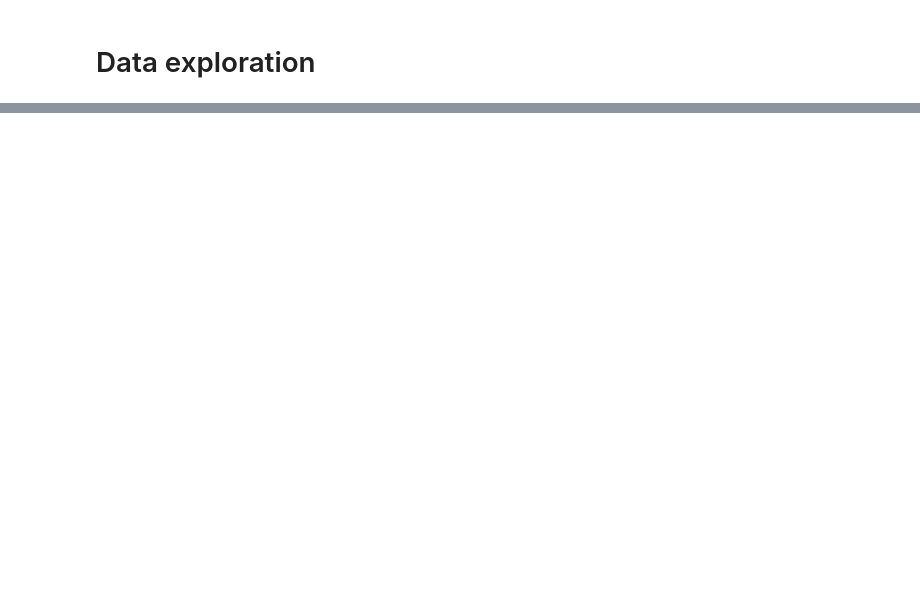
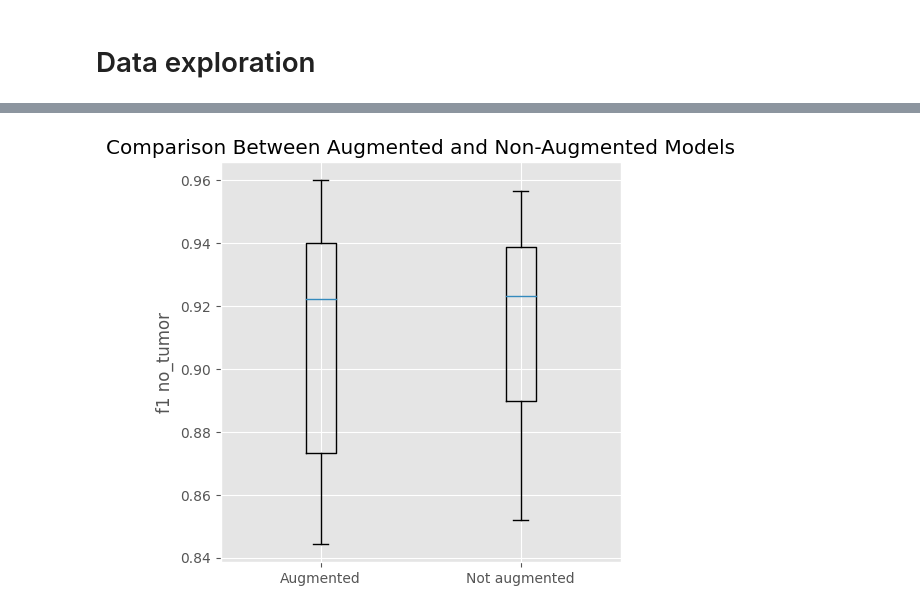
Before and after one commit to tobyloby12/AMLS-assignment, a Jupyter notebook: Task A/main.ipynb, the cells around one changed output, grey strips where cells are left out. Saved outputs shown, nothing was run; the diff lists cells and outputs as text; code cells hidden in the pictures; blank space fills up the shorter version.

```diff
--- a/Task A/main.ipynb
+++ b/Task A/main.ipynb
@@ -545,0 +575,39 @@ df_results_top_5
+# %%
+augmented = df_results['Augmented']
+
+augmented_results = df_results[augmented]['Test accuracy'].describe()
+non_augmented_results = df_results[~augmented]['Test accuracy'].describe()
+# %%
+data1 = df_results[augmented]['Val accuracy']
+data2 = df_results[~augmented]['Val accuracy']
+
+# data3 = df_results[augmented]['Test accuracy']
+# data4 = df_results[~augmented]['Test accuracy']
+
+fig = plt.figure(figsize =(4, 4))
+
+
+# Creating axes instance
+ax = fig.add_axes([0, 0, 1, 1])
+
+# Creating plot
+bp = ax.boxplot([data1, data2])
+ax.set_xticks([1, 2],['Augmented', 'Not augmented'])
+# ax.set_xlabel('Data augmentation used')
+ax.set_ylabel('f1 no_tumor')
+
+
+
+# ax1 = fig.add_axes([1.5, 0, 1, 1])
+
+# bp = ax1.boxplot([data3, data4])
+# ax1.set_xticks([1, 2],['Augmented', 'Not augmented'])
+# # ax.set_xlabel('Data augmentation used')
+# ax1.set_ylabel('Test accuracy')
+
+plt.title('Comparison Between Augmented and Non-Augmented Models')
+
+# show plot
+plt.show()
+# %% [output]
+[figure, added]
```
Also changed, not shown: parts of 9 cells of this notebook, 3 other files.
